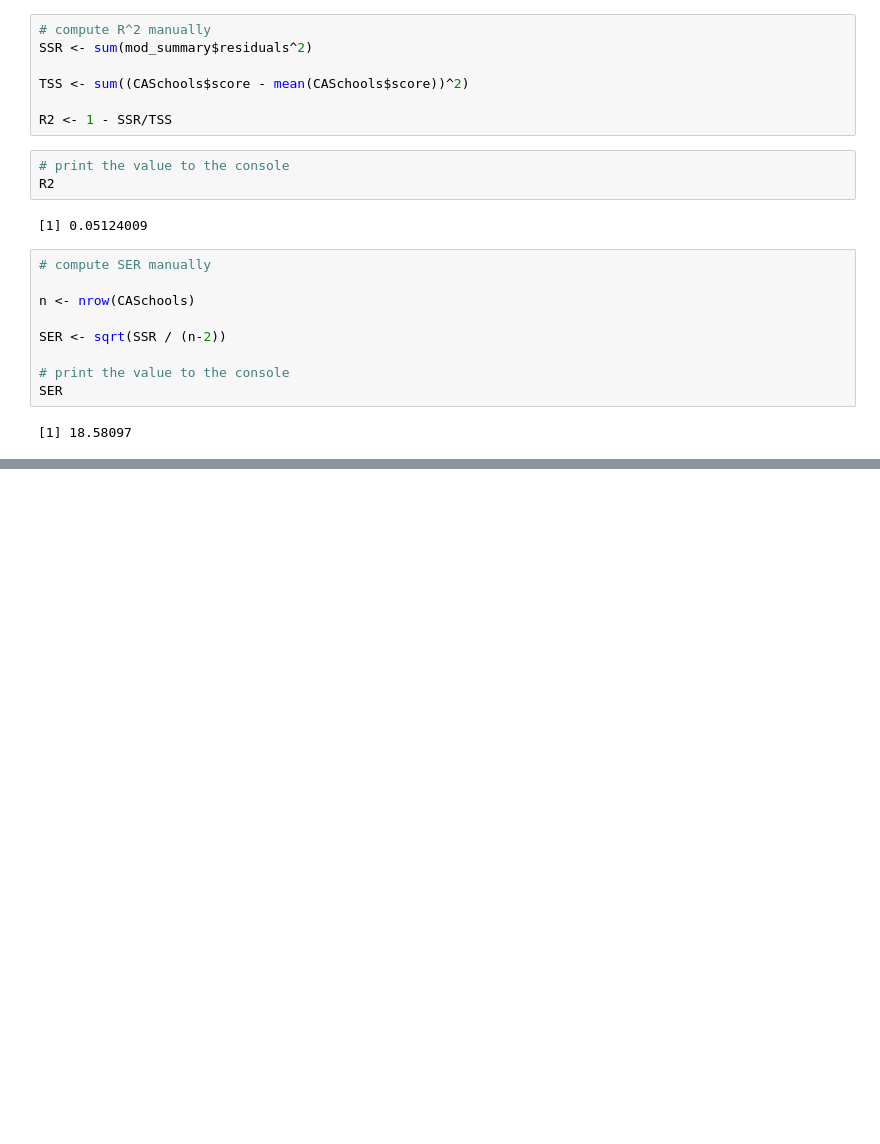
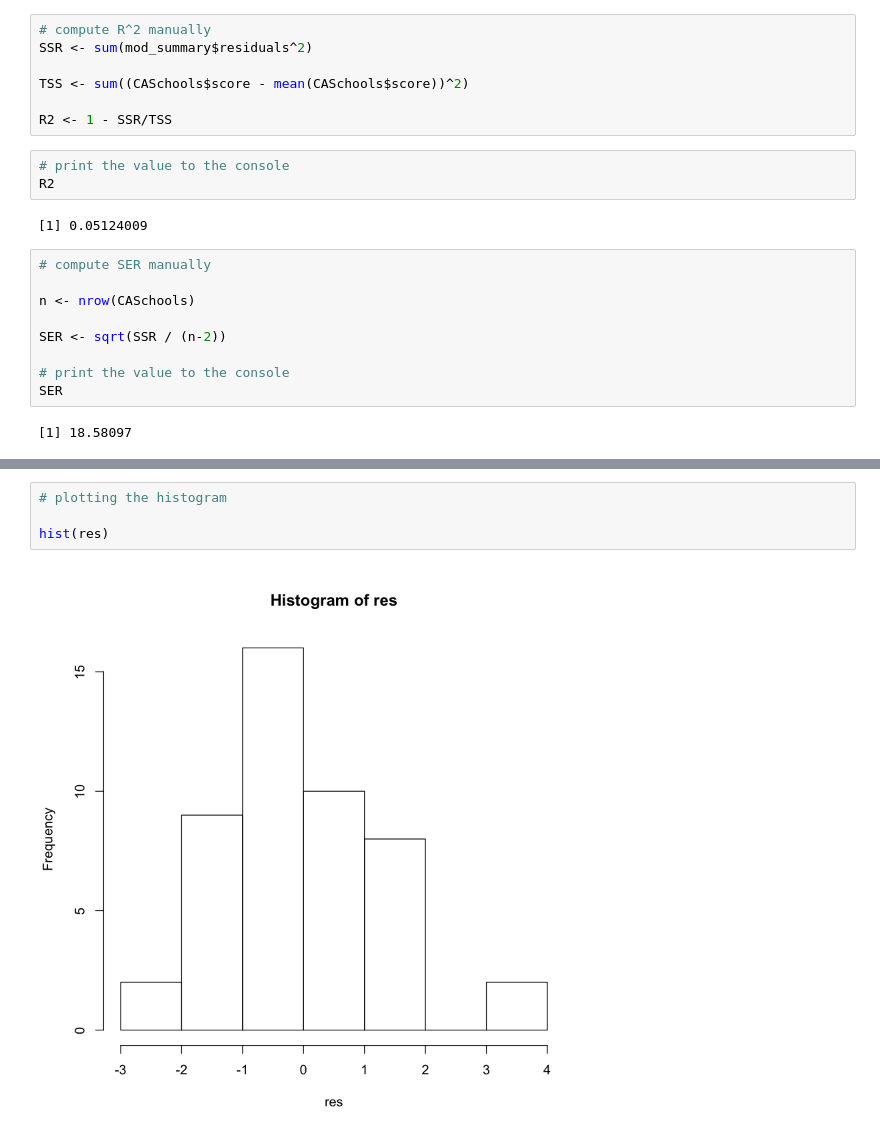
Before and after one commit to amerpandey/regression, a Jupyter notebook: Regression.ipynb, the cells around one changed output, grey strips where cells are left out. Saved outputs shown, nothing was run; the diff lists cells and outputs as text; blank space fills up the shorter version.

```diff
--- a/Regression.ipynb
+++ b/Regression.ipynb
@@ -165,0 +232,6 @@ SER
+# %%
+# plotting the histogram
+
+hist(res)
+# %% [output]
+[figure, added]
```
Also changed, not shown: parts of 12 cells of this notebook, 2 other files.
